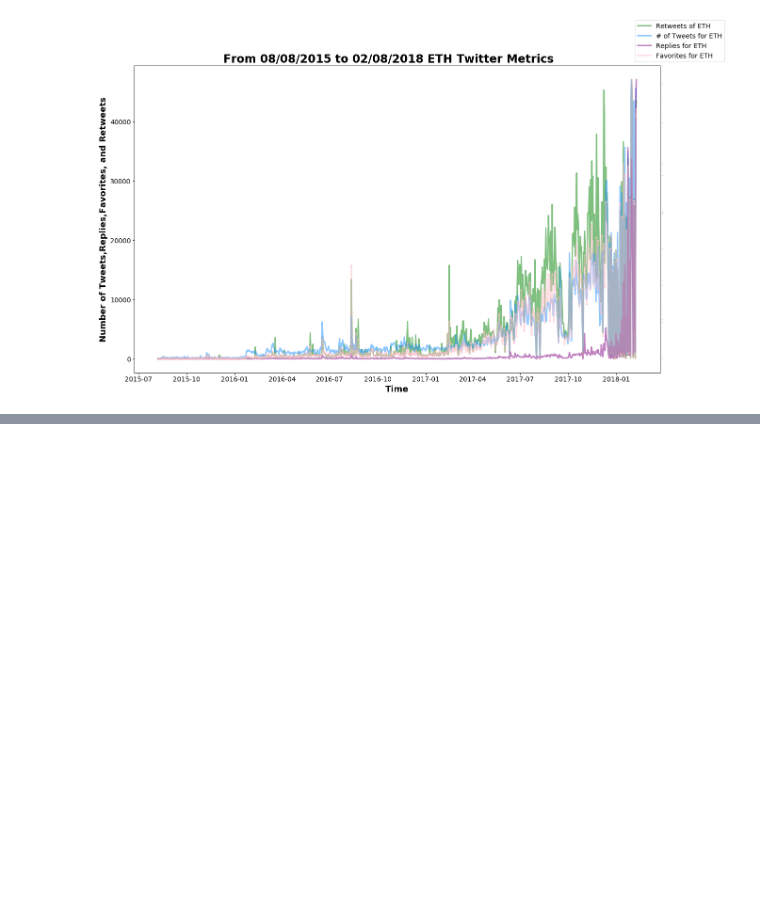
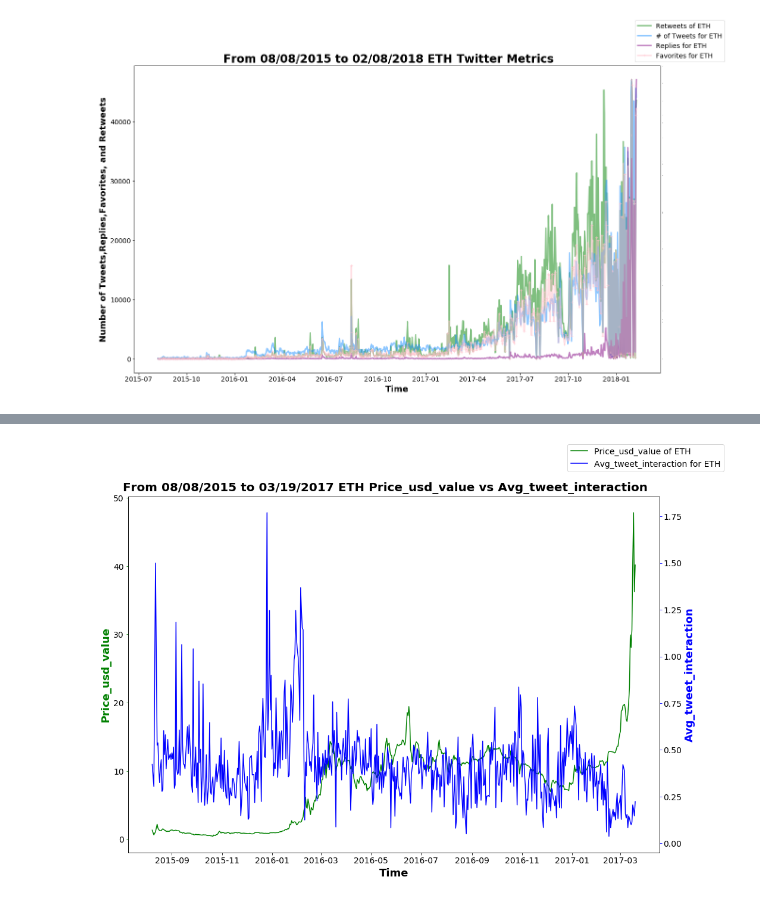
Before and after one commit to ThomasADuffy/Crypto-Capstone-1, a Jupyter notebook: notebooks/graphing_notebook.ipynb, the cells around one changed output, grey strips where cells are left out. Saved outputs shown, nothing was run; the diff lists cells and outputs as text; code cells hidden in the pictures; blank space fills up the shorter version.

```diff
--- a/notebooks/graphing_notebook.ipynb
+++ b/notebooks/graphing_notebook.ipynb
@@ -99,0 +99,4 @@ graph.two_metrics_graph(df=BTC,dfname='BTC',col1='price_usd_value',col2='retweet
+# %%
+graph.two_metrics_graph(df=ETH,dfname='ETH',col1='price_usd_value',col2='avg_tweet_interaction',savefig='ETH_interaction_beforeboom.png',datefilter=['2015-07-01','2017-03-20'])
+# %% [output]
+[figure, added]
```
Also changed, not shown: parts of 13 cells of this notebook, 9 other files.
